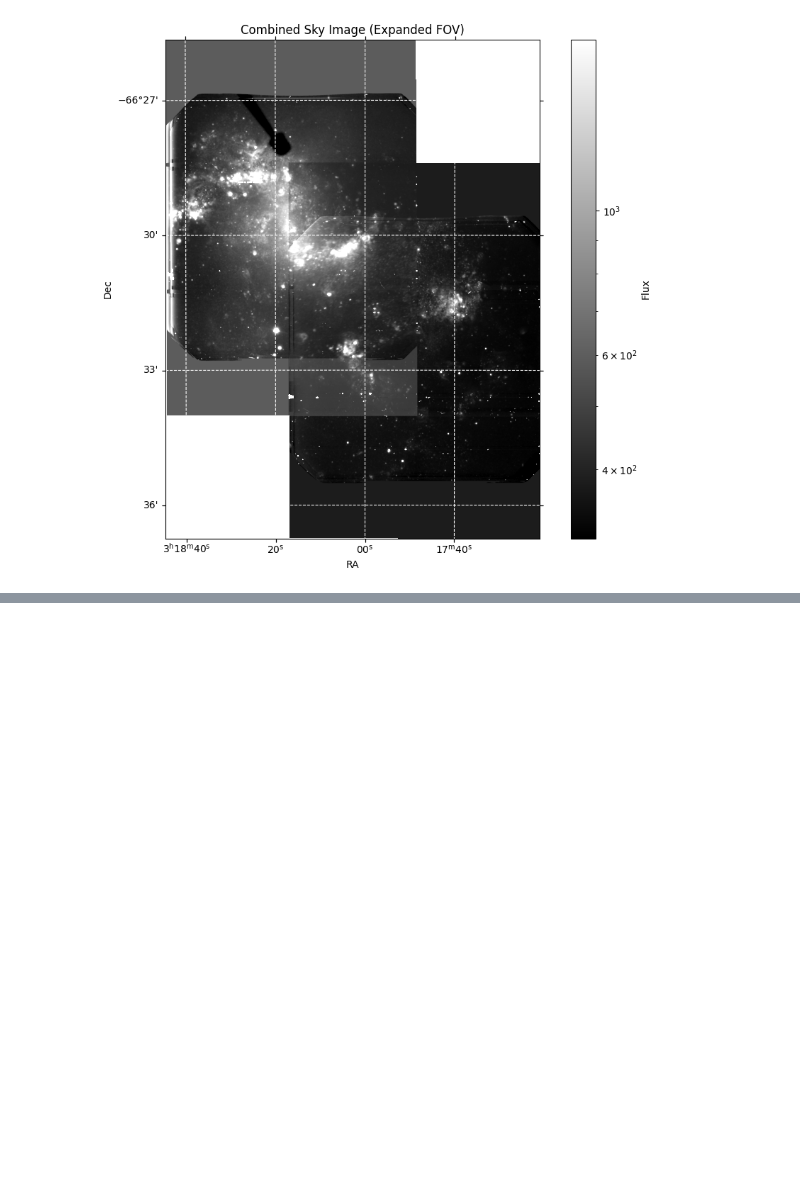
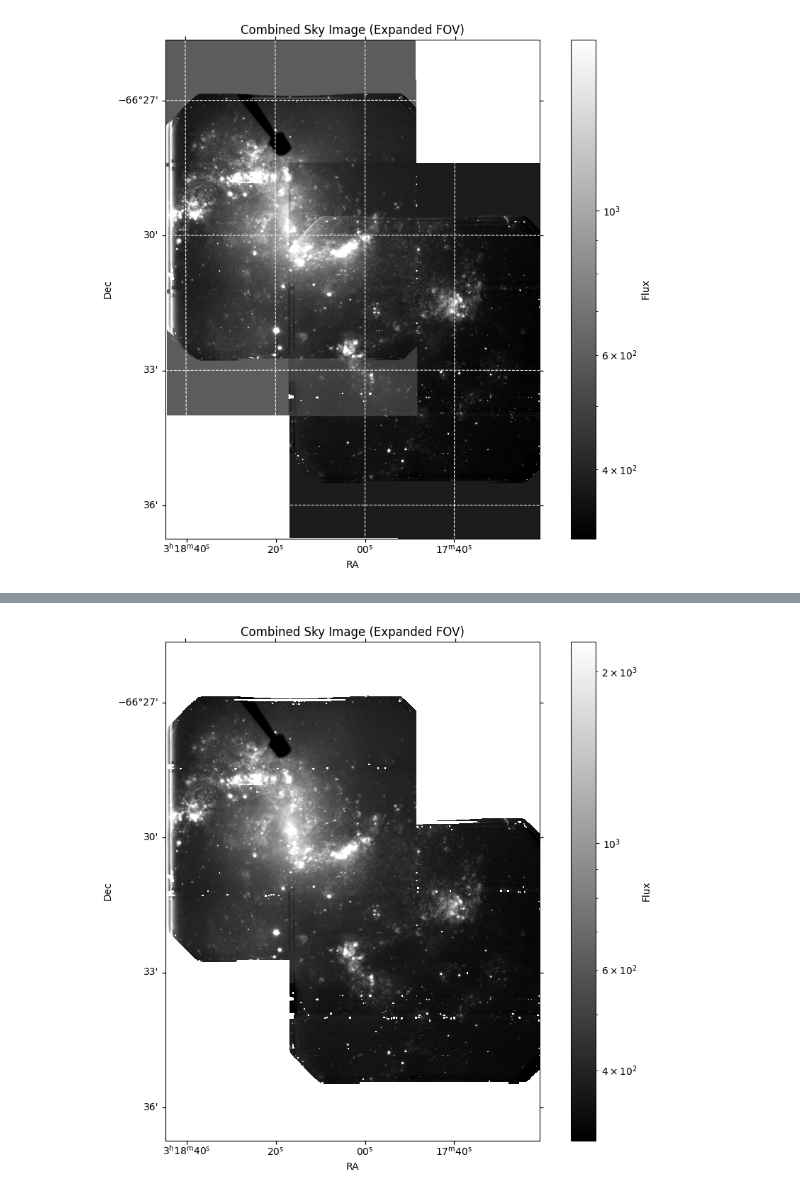
Before and after one commit to blnblnbln/amiwitas, a Jupyter notebook: new_test_nico.ipynb, the cells around one changed output, grey strips where cells are left out. Saved outputs shown, nothing was run; the diff lists cells and outputs as text; code cells hidden in the pictures; blank space fills up the shorter version.

Commit message:
imagen final sin bordes

```diff
--- a/new_test_nico.ipynb
+++ b/new_test_nico.ipynb
@@ -46,3 +46,50 @@ the RADECSYS keyword is deprecated, use RADESYSa. [astropy.wcs.wcs]
 WARNING: FITSFixedWarning: 'datfix' made the change 'Set DATE-OBS to '2019-07-30T08:19:34.826' from MJD-OBS'. [astropy.wcs.wcs]
 WARNING: FITSFixedWarning: 'datfix' made the change 'Set DATE-OBS to '2019-07-30T08:46:20.165' from MJD-OBS'. [astropy.wcs.wcs]
 [figure]
+# %%
+from astropy.io import fits
+from astropy.wcs import WCS
+from reproject import reproject_interp
+from reproject.mosaicking import find_optimal_celestial_wcs
+import matplotlib.pyplot as plt
+from matplotlib.colors import LogNorm
+import numpy as np
+
+# Load both FITS files
+hdul1 = fits.open('../mrgS20190730S0157_add.fits')
+data1 = hdul1['SCI'].data
+wcs1 = WCS(hdul1['SCI'].header)
+
+hdul2 = fits.open('../mrgS20190730S0160_add.fits')
+data2 = hdul2['SCI'].data
+wcs2 = WCS(hdul2['SCI'].header)
+
+# Replace specific values with NaN
+data1 = np.where(data1 == 593.67285, np.nan, data1)
+data2 = np.where(data2 == 380.0607, np.nan, data2)
+
+# Compute an output WCS and shape that includes both images
+new_wcs, new_shape = find_optimal_celestial_wcs([(data1, wcs1), (data2, wcs2)])
+
+# Reproject both images onto the common WCS
+reproj1, _ = reproject_interp((data1, wcs1), new_wcs, shape_out=new_shape)
+reproj2, _ = reproject_interp((data2, wcs2), new_wcs, shape_out=new_shape)
+
+# Combine the two images (e.g., average)
+combined = np.nanmean(np.array([reproj1, reproj2]), axis=0)
+combined = np.where(combined > 0, combined, np.nan)  # Optional: mask non-positive values
+
+# Plot
+fig = plt.figure(figsize=(10, 8))
+ax = fig.add_subplot(111, projection=new_wcs)
+norm = LogNorm(vmin=np.nanpercentile(combined, 1), vmax=np.nanpercentile(combined, 99))
+im = ax.imshow(combined, origin='lower', cmap='gray', norm=norm)
+ax.set_title('Combined Sky Image (Expanded FOV)')
+ax.set_xlabel('RA')
+ax.set_ylabel('Dec')
+#ax.grid(color='white', ls='--')
+
+plt.colorbar(im, ax=ax, label='Flux')
+plt.tight_layout()
+plt.show()
+# %% [output]
@@ -48,0 +100 @@ WARNING: FITSFixedWarning: 'datfix' made the change 'Set DATE-OBS to '2019-07-30
+[figure, added]
```
Also changed, not shown: parts of 1 cell of this notebook.
